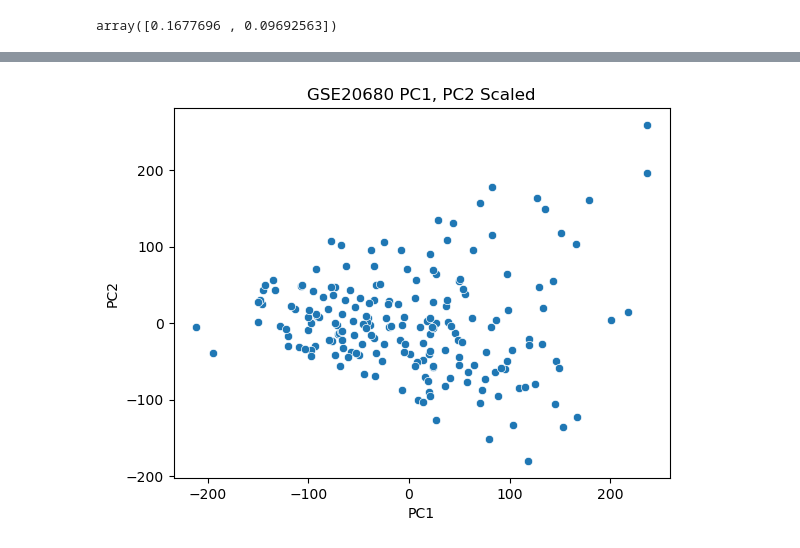
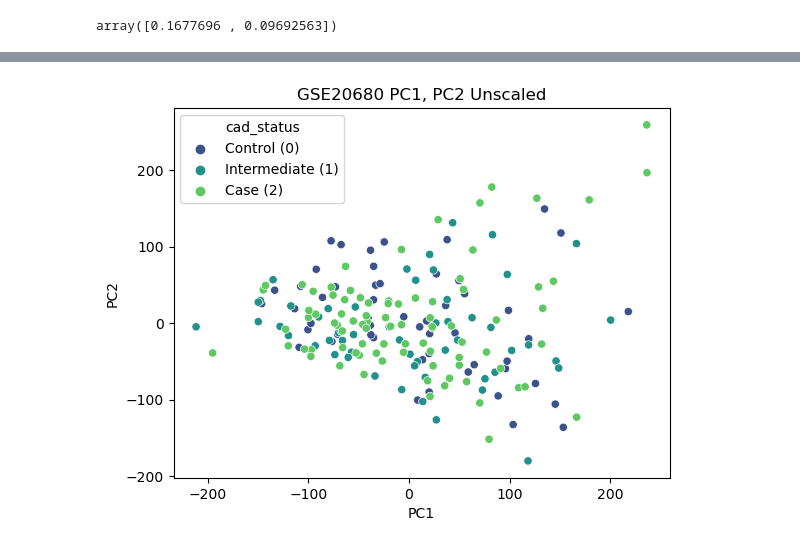
Before and after one commit to aszatrowski/BIOS26211_FinalProject, a Jupyter notebook: PCA1.ipynb, the cells around one changed output, grey strips where cells are left out. Drawn from its saved outputs; the diff is of its cells as text; code cells hidden in the pictures.

```diff
--- a/PCA1.ipynb
+++ b/PCA1.ipynb
@@ -67,0 +85,4 @@ much better!
+# %%
+gse_20680_scaled_pca = pd.DataFrame(gse_20680_scaled_pca, columns = ['PC1', 'PC2'])
+gse_20680_scaled_projected = gse_20680_scaled_pca.join(gse_20680['cad_status'])
+gse_20680_scaled_projected
@@ -68,8 +103,11 @@ much better!
 # %%
-sns.scatterplot(x = gse_20680_scaled_pca[:,0], y = gse_20680_scaled_pca[:,1])
+sns.scatterplot(x = gse_20680_scaled_projected['PC1'],
+                y = gse_20680_scaled_projected['PC2'],
+                hue=gse_20680_scaled_projected['cad_status'],
+                palette='viridis')
 plt.xlabel('PC1')
 plt.ylabel('PC2')
-plt.title("GSE20680 PC1, PC2 Scaled")
+plt.title("GSE20680 PC1, PC2 Unscaled")
 plt.show()
 # %% [output]
-[figure, old version]
+[figure, new version]
```
Also changed, not shown: parts of 5 cells of this notebook, 1 other file.
